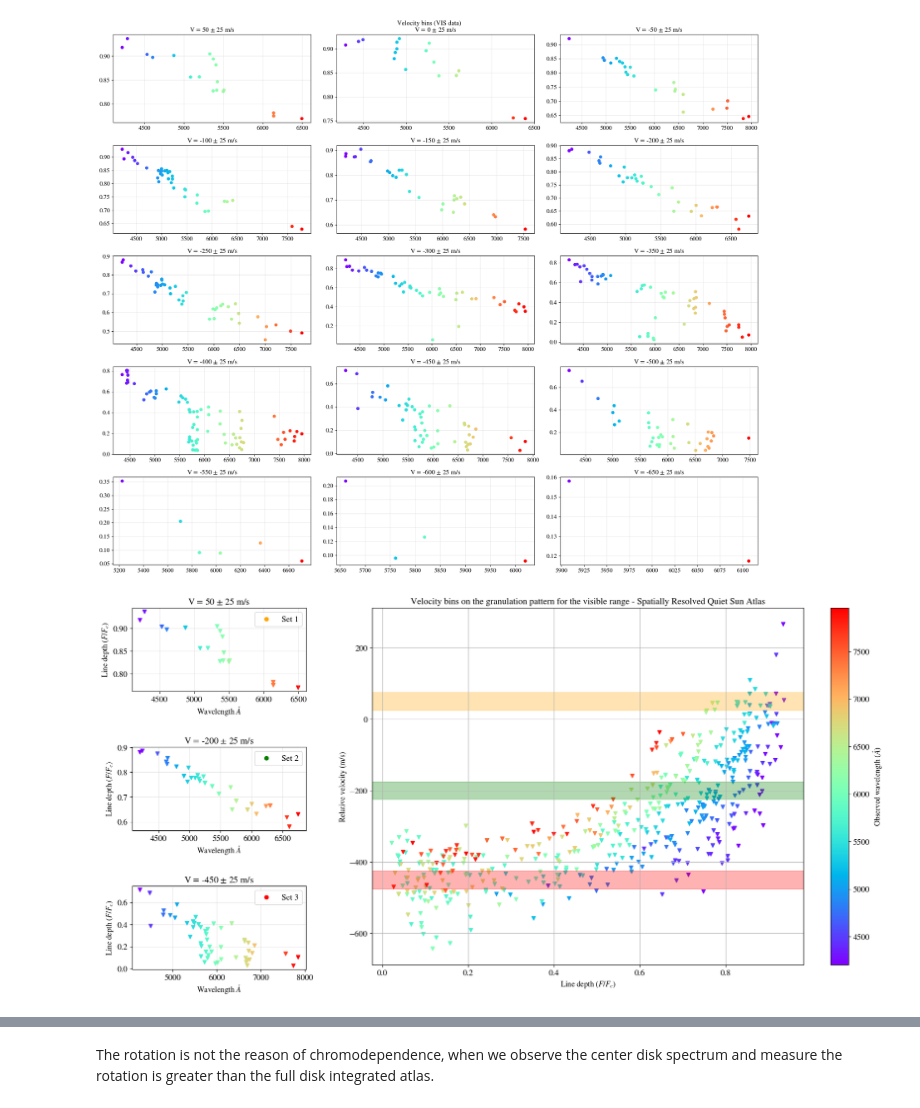
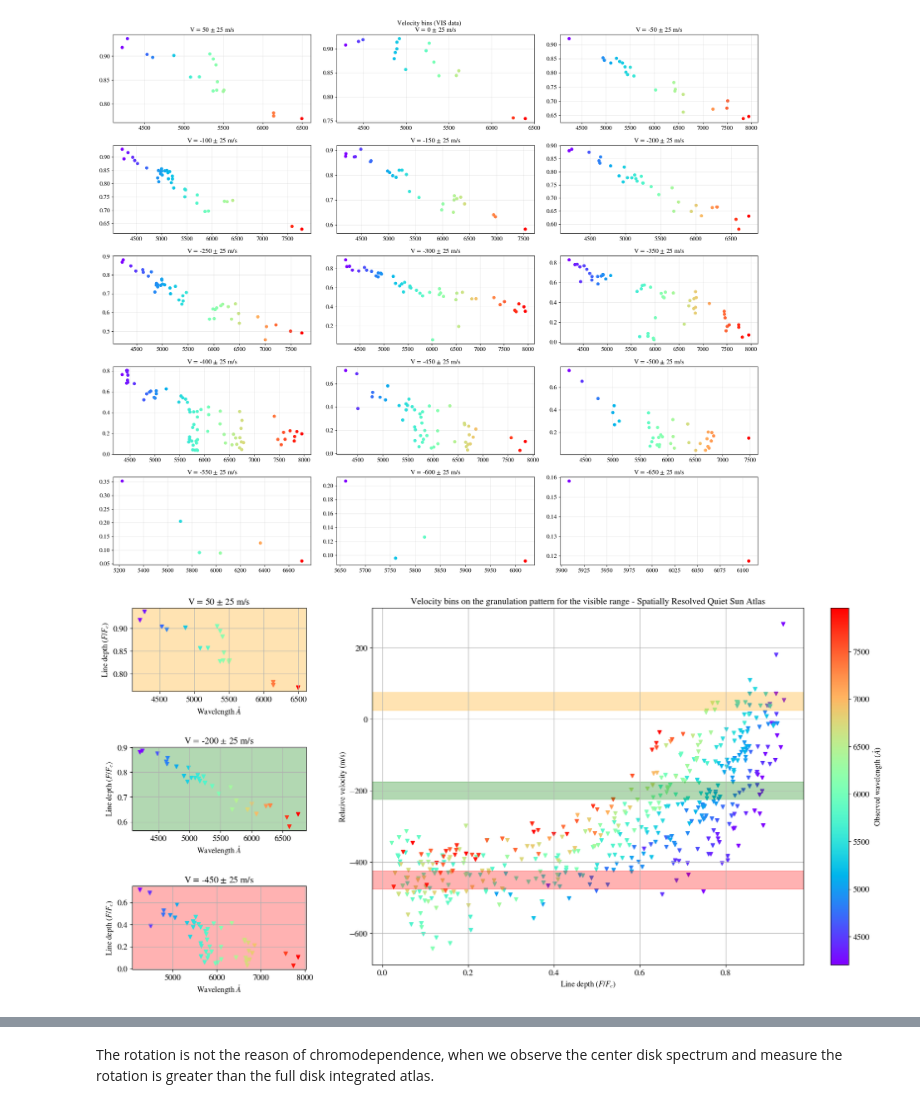
Before and after one commit to ccuellarn/Measurement-and-Characterization-of-Granulation-Patterns-in-the-IAG-Solar-Flux-Spectrum, a Jupyter notebook: Project/Characterization/Third signature/Velocity dependence.ipynb, the cells around one changed output, grey strips where cells are left out. Cells and saved outputs as stored; diff of their text form; code cells hidden in the pictures.

```diff
--- a/Project/Characterization/Third signature/Velocity dependence.ipynb
+++ b/Project/Characterization/Third signature/Velocity dependence.ipynb
@@ -18,9 +18,9 @@ params = {
         'font.size': 12,
         'axes.labelsize': 12,
         'axes.titlesize': 14,
-        'legend.fontsize': 13,
-        'xtick.labelsize': 13,
-        'ytick.labelsize': 13,
+        'legend.fontsize': 12,
+        'xtick.labelsize': 12,
+        'ytick.labelsize': 12,
         'mathtext.fontset': 'stix',
         'text.usetex': False,
         'figure.figsize': (6.4, 4.8),
@@ -31,9 +31,9 @@ params = {
 plt.rcParams.update(params)
 # %%
 #Lines from the excel files
-VIS_data = pd.read_excel(r"C:\Users\clauw\Documents\Programming\Final-Project\Project\IAG Solar Flux Atlas\Visible range\Data\valores_VIS.xlsx")
-NIR_data = pd.read_excel(r"C:\Users\clauw\Documents\Programming\Final-Project\Project\IAG Solar Flux Atlas\Infrared range\Data\valores_NIR.xlsx")
-SPA_data = pd.read_excel(r"C:\Users\clauw\Documents\Programming\Final-Project\Project\IAG Spatially Resolved Atlas\values_SPA.xlsx")
+VIS_data = pd.read_excel(r"C:\Users\clauw\Documents\Programming\Final-Project\Project\IAG Solar Flux Atlas\Visible range\Data\Values_VIS.xlsx")
+NIR_data = pd.read_excel(r"C:\Users\clauw\Documents\Programming\Final-Project\Project\IAG Solar Flux Atlas\Infrared range\Data\Values_NIR.xlsx")
+SPA_data = pd.read_excel(r"C:\Users\clauw\Documents\Programming\Final-Project\Project\IAG Spatially Resolved Atlas\Data\Values_SPA.xlsx")
 ALL_data = pd.concat([VIS_data,NIR_data],axis=0).drop_duplicates('Observed wavelength',keep='first').reset_index(drop=True) #Dont take repeated values when concatenate
 
 #colors for the plot
@@ -291,14 +290,14 @@ plt.show()
 #Another form to graph
 # Crear figura principal
 fig, ax = plt.subplots(figsize=(15, 10))
-scatter = ax.scatter(1-SPA_data['Flux'],SPA_data['Velocity'],c=SPA_data["Observed wavelength"],cmap='rainbow',lw=1,marker='v')
+scatter = ax.scatter(SPA_data['Line Depth'],SPA_data['Velocity'],c=SPA_data["Observed wavelength"],cmap='rainbow',lw=1,marker='v')
 
 cbar = plt.colorbar(scatter, ax=ax)
-cbar.set_label(r'Observed wavelength $(\mathring{A})$', fontsize=12)
+cbar.set_label(r'Observed wavelength $(\mathring{A})$')
 
 ax.set_title('Velocity bins on the granulation pattern for the visible range - Spatially Resolved Quiet Sun Atlas',fontsize=14)
-ax.set_xlabel(r'Line depth $(F/F_{c})$',fontsize=12)
-ax.set_ylabel(r'Relative velocity (m/s)',fontsize=12)
+ax.set_xlabel(r'Line depth $(F/F_{c})$')
+ax.set_ylabel(r'Relative velocity (m/s)')
 ax.grid()
 
 # Crear gráfica insertada
@@ -307,47 +306,45 @@ from mpl_toolkits.axes_grid1.inset_locator import inset_axes, mark_inset
 # Definir posición y tamaño de la gráfica insertada [left, bottom, width, height]
 ax_inseti = fig.add_axes([-0.22, 0.7, 0.25, 0.18])
 ax_insetj = fig.add_axes([-0.22, 0.4, 0.25, 0.18])
 ax_insetk = fig.add_axes([-0.22, 0.1, 0.25, 0.18])
 
 # Graficar el zoom en la región de interés
 i=0
-ax_inseti.scatter(velocity_SPA[i]['Observed wavelength'],1-velocity_SPA[i]['Flux'],c=velocity_SPA[i]["Observed wavelength"],cmap='rainbow',marker='v')
-ax_inseti.scatter([],[], c='orange', label='Set 1')
+ax_inseti.scatter(velocity_SPA[i]['Observed wavelength'],velocity_SPA[i]['Line Depth'],c=velocity_SPA[i]["Observed wavelength"],cmap='rainbow',marker='v')
 ax_inseti.set_title(f'V = {markers[i]} $\pm$ 25 m/s')
-ax_inseti.grid(True, alpha=0.3)
 ax_inseti.set_xlabel(r'Wavelength $\mathring{A}$')
 ax_inseti.set_ylabel(r'Line depth $(F/F_{c})$')
-ax_inseti.legend()
+ax_inseti.grid()
 
 j=5
-ax_insetj.scatter(velocity_SPA[j]['Observed wavelength'],1-velocity_SPA[j]['Flux'],c=velocity_SPA[j]["Observed wavelength"],cmap='rainbow',marker='v')
-ax_insetj.scatter([],[], c='green', label='Set 2')
+ax_insetj.scatter(velocity_SPA[j]['Observed wavelength'],velocity_SPA[j]['Line Depth'],c=velocity_SPA[j]["Observed wavelength"],cmap='rainbow',marker='v')
 ax_insetj.set_title(f'V = {markers[j]} $\pm$ 25 m/s')
 ax_insetj.set_xlabel(r'Wavelength $\mathring{A}$')
 ax_insetj.set_ylabel(r'Line depth $(F/F_{c})$')
-ax_insetj.grid(True, alpha=0.3)
-ax_insetj.legend()
+ax_insetj.grid()
 
 k=10
-ax_insetk.scatter(velocity_SPA[k]['Observed wavelength'],1-velocity_SPA[k]['Flux'],c=velocity_SPA[k]["Observed wavelength"],cmap='rainbow',marker='v')
-ax_insetk.scatter([],[], c='red', label='Set 3')
+ax_insetk.scatter(velocity_SPA[k]['Observed wavelength'],velocity_SPA[k]['Line Depth'],c=velocity_SPA[k]["Observed wavelength"],cmap='rainbow',marker='v')
 ax_insetk.set_title(f'V = {markers[k]} $\pm$ 25 m/s')
 ax_insetk.set_xlabel(r'Wavelength $\mathring{A}$')
 ax_insetk.set_ylabel(r'Line depth $(F/F_{c})$')
-ax_insetk.grid(True, alpha=0.3)
-ax_insetk.legend()
+ax_insetk.grid()
 
 
 # Marcar la región del zoom en la gráfica principal
 ax.axhspan(markers[i]-25, markers[i]+25, alpha=0.3, color='orange')
 ax.axhspan(markers[j]-25, markers[j]+25, alpha=0.3, color='green')
 ax.axhspan(markers[k]-25, markers[k]+25, alpha=0.3, color='red')
 
+ax_inseti.set_facecolor(color=('orange', 0.3))
+ax_insetj.set_facecolor(color=('green', 0.3))
+ax_insetk.set_facecolor(color=('red', 0.3))
+
 plt.show()
 
-# fig.savefig('Velocity bins SPA_plot.pdf', bbox_inches='tight')
+# fig.savefig('Velocity bins SPA_plot', bbox_inches='tight')
 # %% [output]
-[figure, old version]
+[figure, new version]
 # %%
 #Just select the numerous one and have the range 4300 - 6000 A
 fits_SPA = []
```
Also changed, not shown: parts of 11 cells of this notebook, 28 other files.
